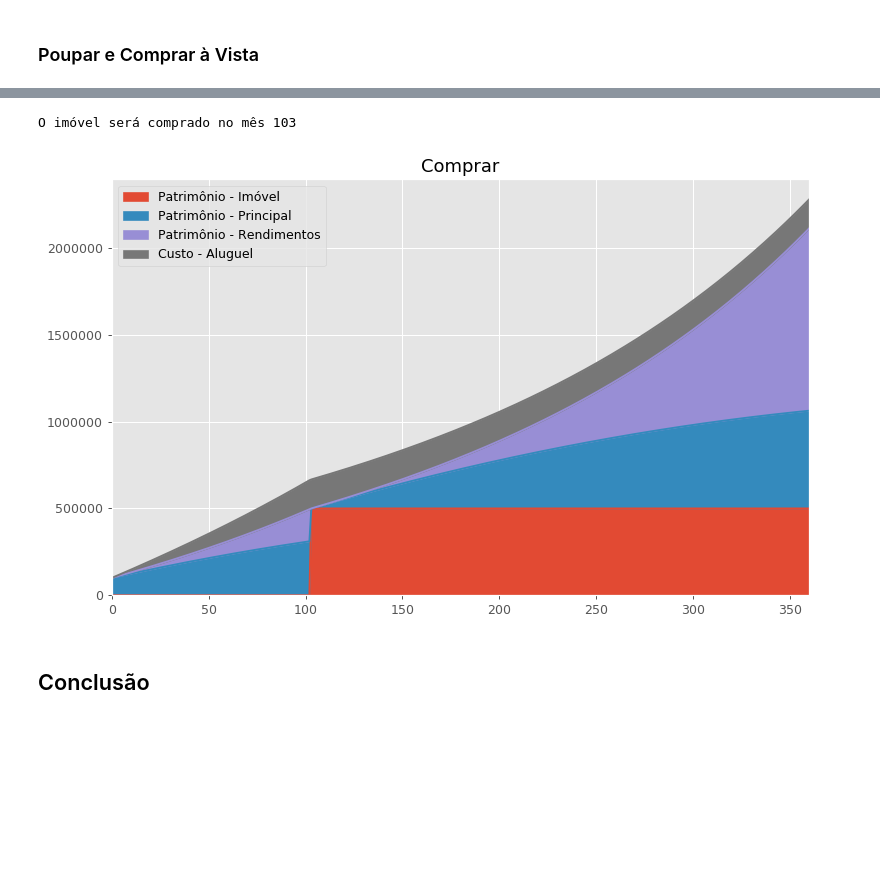
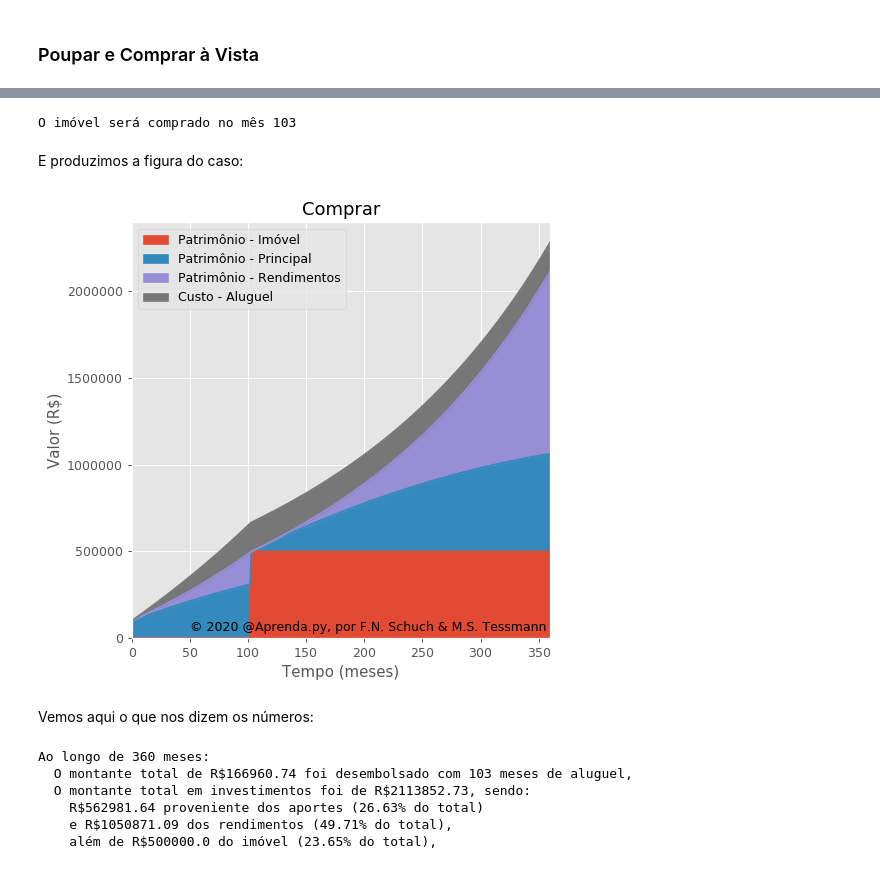
Before and after one commit to fschuch/aprenda.py, a Jupyter notebook: _notebooks/2020-04-08-matematica-financeira-imovel.ipynb, the cells around one changed output, grey strips where cells are left out. Saved outputs shown, nothing was run; the diff lists cells and outputs as text; code cells hidden in the pictures; blank space fills up the shorter version.

```diff
--- a/_notebooks/2020-04-08-matematica-financeira-imovel.ipynb
+++ b/_notebooks/2020-04-08-matematica-financeira-imovel.ipynb
@@ -186,30 +383,46 @@ alugar[['Patrimônio - Principal', 'Patrimônio - Rendimentos', 'Custo - Aluguel
 # %%
+# A parte inicial desse cenário é igual ao anterior, então iniciamos copiando os resultados
 comprar = alugar.copy()
 
+#
+comprar['Patrimônio - Imóvel'] = 0.0
+
+# A diferença é que o imóvel será comprado quando se atingir o saldo disponíve,
+# obtemos essa valor da planilha com o seguinte comando
 tcompra = comprar[comprar['Patrimônio']>=valor_do_imovel].first_valid_index()
 
+# Escrevemos na tela para conferência
 print(f'O imóvel será comprado no mês {tcompra}')
 
-comprar['Patrimônio - Imóvel'] = 0.0
+# Nesse instante compramos o imóvel
 comprar['Patrimônio - Imóvel'][tcompra::] += valor_do_imovel
 
+# E descontamos o valor da compra do montante que estava investido
 comprar['Patrimônio'][tcompra::] -= valor_do_imovel
 comprar['Patrimônio - Principal'][tcompra] -=  valor_do_imovel - comprar['Patrimônio - Rendimentos'][tcompra]
 comprar['Patrimônio - Rendimentos'][tcompra] = 0.0
-#
 
+# Então redirecionamos todo o valor que seria gasto com aluguel a partir daqui para mais aportes
 comprar['Aportes'][tcompra::] += comprar['Aluguel'][tcompra::]
+
+# Zeramos a atualizamos o cálculo com custo de aluguel
 comprar['Aluguel'][tcompra::] = 0.0
 comprar['Custo - Aluguel'] = comprar['Aluguel'].cumsum()
 
+# Por fim, calcula-se a evolução do patrimônio a partir da data da compra do imóvel
 for n in alugar.index[tcompra+1:]:
     comprar['Patrimônio - Principal'][n] = comprar['Patrimônio - Principal'][n-1] + comprar['Aportes'][n]
     comprar['Patrimônio - Rendimentos'][n] = comprar['Patrimônio'][n-1] * rendimento_investimentos + comprar['Patrimônio - Rendimentos'][n-1]
     comprar['Patrimônio'][n] = comprar['Patrimônio - Principal'][n] + comprar['Patrimônio - Rendimentos'][n]
-
-comprar[['Patrimônio - Imóvel', 'Patrimônio - Principal', 'Patrimônio - Rendimentos', 'Custo - Aluguel']].plot.area(title='Comprar');
 # %% [output]
 O imóvel será comprado no mês 103
-[figure, removed]
-# %% [markdown]
-## Conclusão
+# %% [markdown]
+E produzimos a figura do caso:
+# %%
+comprar[['Patrimônio - Imóvel', 'Patrimônio - Principal', 'Patrimônio - Rendimentos', 'Custo - Aluguel']].plot.area(title='Comprar')
+plt.xlabel('Tempo (meses)'); plt.ylabel('Valor (R$)')
+copyright()
+# %% [output]
+[figure, added]
+# %% [markdown]
+Vemos aqui o que nos dizem os números:
@@ -215,0 +435,15 @@ O imóvel será comprado no mês 103
+# %%
+#hide-input
+print(f"Ao longo de {tempo} meses:")
+print(f"  O montante total de R${val_aluguel} foi desembolsado com {tcompra} meses de aluguel,")
+print(f"  O montante total em investimentos foi de R${val_total}, sendo:")
+print(f"    R${val_principal} proveniente dos aportes ({round(100*val_principal/val_total,2)}% do total)")
+print(f"    e R${val_rendimentos} dos rendimentos ({round(100*val_rendimentos/val_total,2)}% do total),")
+print(f"    além de R${valor_do_imovel} do imóvel ({round(100*valor_do_imovel/val_total,2)}% do total),")
+# %% [output]
+Ao longo de 360 meses:
+  O montante total de R$166960.74 foi desembolsado com 103 meses de aluguel,
+  O montante total em investimentos foi de R$2113852.73, sendo:
+    R$562981.64 proveniente dos aportes (26.63% do total)
+    e R$1050871.09 dos rendimentos (49.71% do total),
+    além de R$500000.0 do imóvel (23.65% do total),
```
Also changed, not shown: parts of 55 cells of this notebook.
